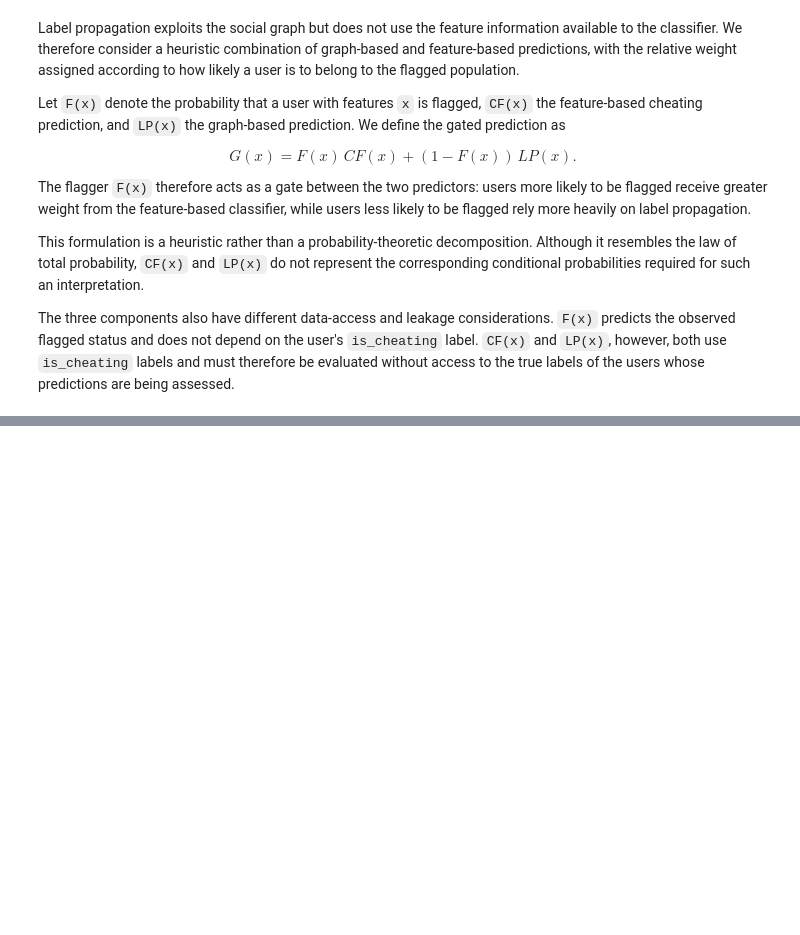
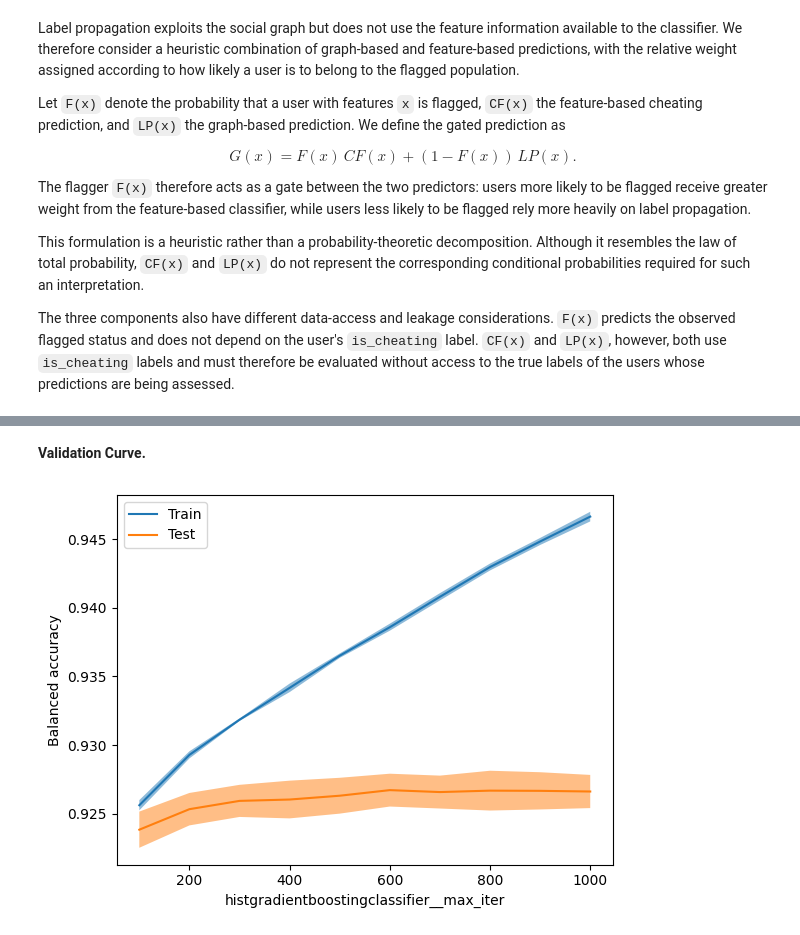
Before and after one commit to avikpln/kaggle-mercor-cheating-detection, a Jupyter notebook: notebooks/discussion.ipynb, the cells around one changed output, grey strips where cells are left out. Drawn from its saved outputs; the diff is of its cells as text; code cells hidden in the pictures; blank space fills up the shorter version.

```diff
--- a/notebooks/discussion.ipynb
+++ b/notebooks/discussion.ipynb
@@ -38,0 +80,48 @@ The three components also have different data-access and leakage considerations.
+# %% [markdown]
+**Validation Curve.**
+# %%
+import matplotlib.pyplot as plt
+import pandas as pd
+from sklearn.ensemble import HistGradientBoostingClassifier
+from sklearn.model_selection import StratifiedKFold, ValidationCurveDisplay
+from sklearn.pipeline import make_pipeline
+
+N_SPLITS = 5
+RANDOM_STATE = 42
+
+data_train = pd.read_csv("../data/train.csv")
+data_train["flagged"] = data_train["high_conf_clean"].isna().astype(int)
+data_train = data_train.sample(frac=1.0, random_state=RANDOM_STATE)
+target_name = "flagged"
+target_train = data_train[target_name]
+data_train = data_train.drop(columns=[target_name])
+data_train = data_train.drop(
+    columns=["high_conf_clean", "is_cheating", "user_hash"]
+)
+
+cv = StratifiedKFold(
+    N_SPLITS,
+    shuffle=True,
+    random_state=RANDOM_STATE,
+)
+
+pipeline = make_pipeline(
+    HistGradientBoostingClassifier(
+        early_stopping=False,
+    ),
+)
+
+ValidationCurveDisplay.from_estimator(
+    pipeline,
+    data_train,
+    target_train,
+    param_name="histgradientboostingclassifier__max_iter",
+    param_range=range(100, 1001, 100),
+    cv=cv,
+    scoring="balanced_accuracy",
+    n_jobs=-1,
+)
+
+plt.show()
+# %% [output]
+[figure, added]
```
Also changed, not shown: parts of 11 cells of this notebook, 2 other files.
